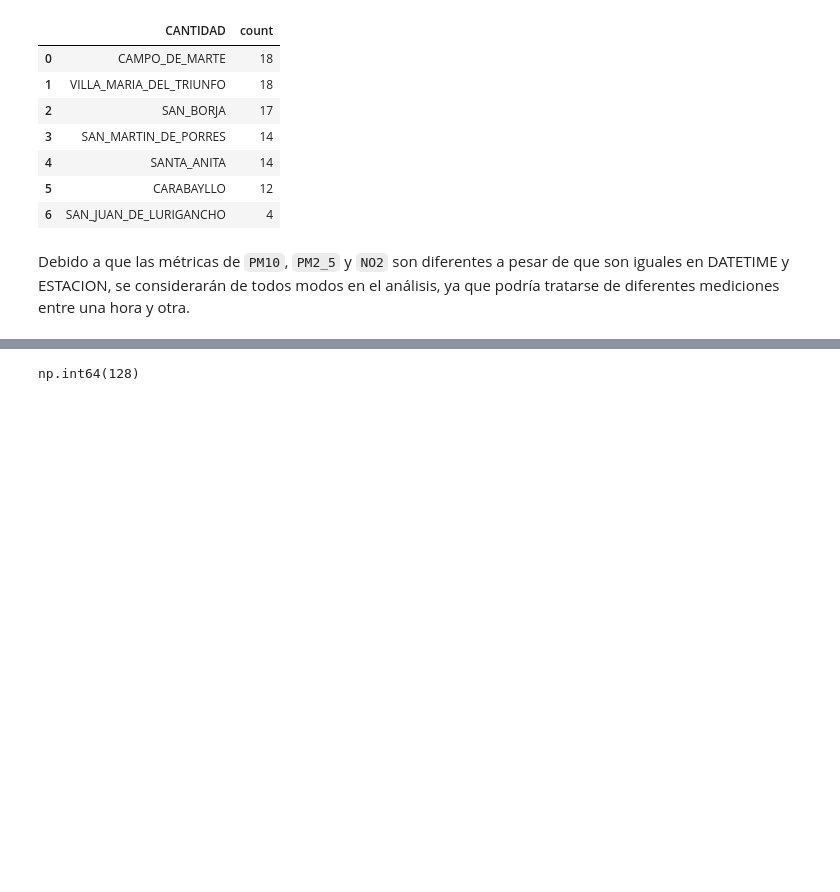
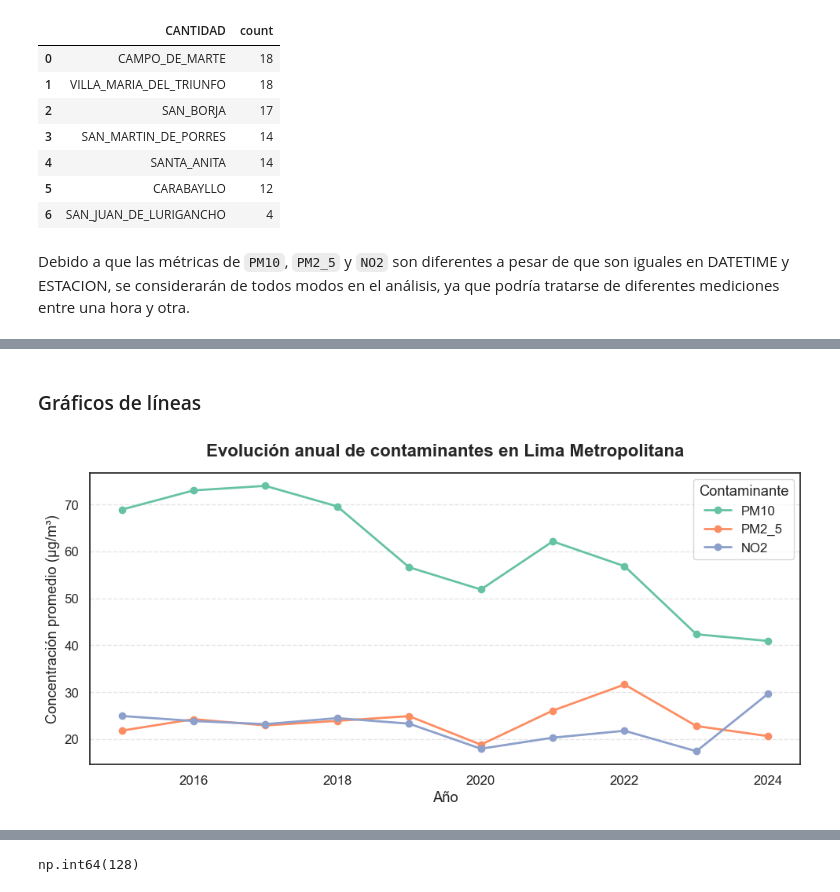
Before and after one commit to guisa17/CC531, a Jupyter notebook: Práctica 02/analisis_senamhi.ipynb, the cells around one changed output, grey strips where cells are left out. Cells and saved outputs as stored; diff of their text form; code cells hidden in the pictures; blank space fills up the shorter version.

```diff
--- a/Práctica 02/analisis_senamhi.ipynb
+++ b/Práctica 02/analisis_senamhi.ipynb
@@ -397,0 +450,10 @@ df_clean[['PM10', 'PM2_5', 'NO2']].corr()
+# %%
+# Promedio de contaminantes por año
+
+"""
+Muestra cómo han cambiado los niveles de contaminación a lo largo de los años.
+Nos ayuda a identificar tendencias a largo plazo, como mejoras o empeoramientos.
+"""
+
+promedio_anual = df.groupby('ANIO')[['PM10', 'PM2_5', 'NO2']].mean().reset_index()
+promedio_anual
@@ -397,0 +663,20 @@ df_clean[['PM10', 'PM2_5', 'NO2']].corr()
+# %% [markdown]
+### Gráficos de líneas
+# %%
+"""
+Gráfico de líneas que muestra la evolución anual de los contaminantes.
+Esto ayuda a identificar tendencias a largo plazo en la calidad del aire.
+"""
+
+colors = sns.color_palette('Set2', 3)
+promedio_anual.plot(x='ANIO', y=['PM10','PM2_5','NO2'], figsize=(10,5),
+                    marker='o', linewidth=2, color=colors)
+plt.title('Evolución anual de contaminantes en Lima Metropolitana', fontsize=16, fontweight='bold', pad=15)
+plt.xlabel('Año')
+plt.ylabel('Concentración promedio (µg/m³)')
+plt.grid(axis='y', linestyle='--', alpha=0.5)
+plt.legend(title='Contaminante')
+plt.tight_layout()
+plt.show()
+# %% [output]
+[figure, added]
```
Also changed, not shown: parts of 35 cells of this notebook.
